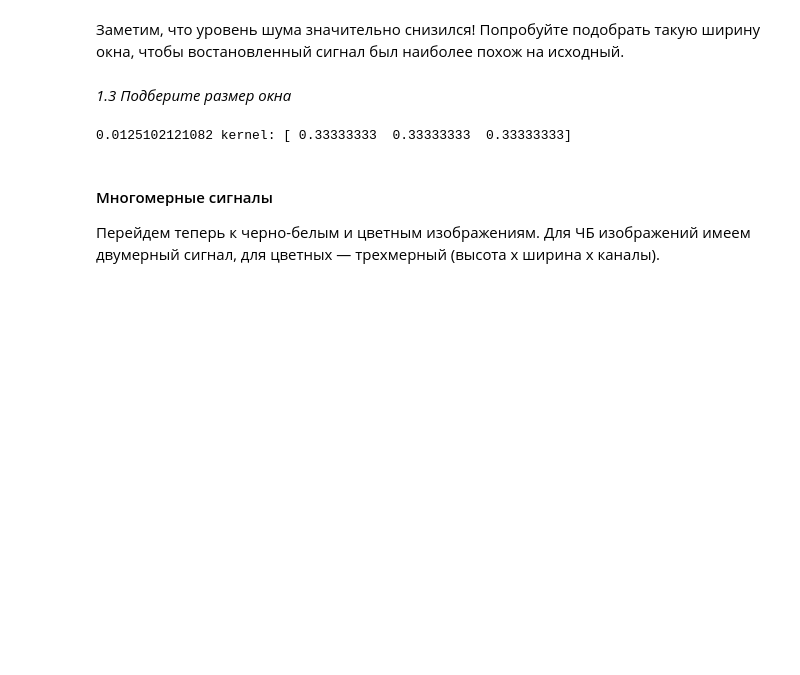
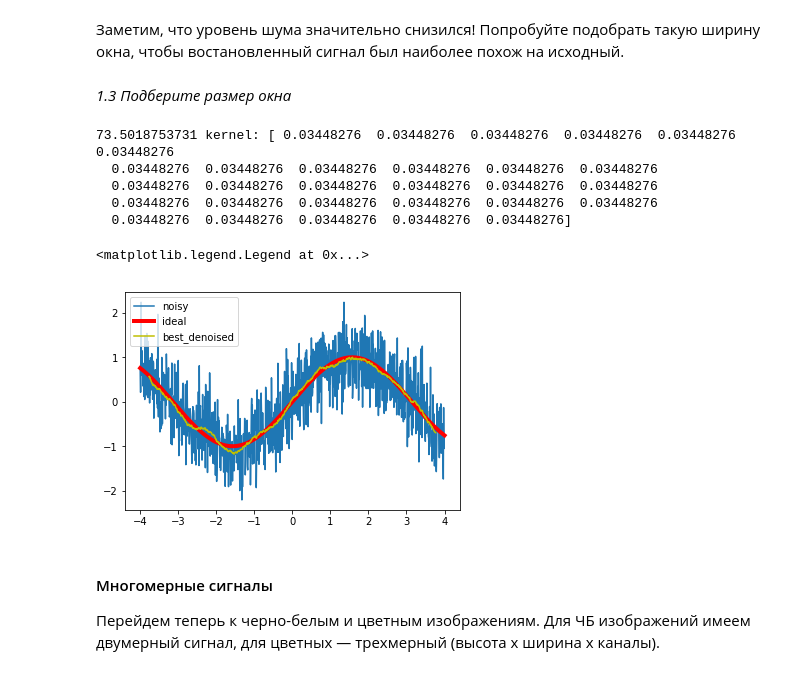
Before and after one commit to igeti/neuralnetwork, a Jupyter notebook: семинар 4/Seminar 4/Practice task 4, CNN.ipynb, the cells around one changed output. Drawn from its saved outputs; the diff is of its cells as text; code cells hidden in the pictures; blank space fills up the shorter version.

```diff
--- a/семинар 4/Seminar 4/Practice task 4, CNN.ipynb
+++ b/семинар 4/Seminar 4/Practice task 4, CNN.ipynb
@@ -88,14 +93,28 @@ kernel_best = 0
 for i in range(3,30,2):
     kernel = np.array([1./i]*i)
     len_kernel = len(kernel)/2
-    denoised_signal = convolve(signal, kernel, mode='valid')
+    denoised_signal = convolve(noisy_signal, kernel, mode='valid')
     if loss > sum(np.abs(denoised_signal-signal[len_kernel:-len_kernel])):
         loss = sum(np.abs(denoised_signal-signal[len_kernel:-len_kernel]))
         kernel_best = kernel
 
 print loss, 'kernel:', kernel_best
 # %% [output]
-0.0125102121082 kernel: [ 0.33333333  0.33333333  0.33333333]
+73.5018753731 kernel: [ 0.03448276  0.03448276  0.03448276  0.03448276  0.03448276  0.03448276
+  0.03448276  0.03448276  0.03448276  0.03448276  0.03448276  0.03448276
+  0.03448276  0.03448276  0.03448276  0.03448276  0.03448276  0.03448276
+  0.03448276  0.03448276  0.03448276  0.03448276  0.03448276  0.03448276
+  0.03448276  0.03448276  0.03448276  0.03448276  0.03448276]
+# %%
+len_kernel = len(kernel_best)/2
+denoised_signal = convolve(noisy_signal, kernel_best, mode='valid')
+plt.plot(x, noisy_signal, label='noisy')
+plt.plot(x, signal, 'r', label='ideal', linewidth=4)
+plt.plot(x[len_kernel:-len_kernel], denoised_signal, 'y', label='best_denoised')
+plt.legend(loc=0)
+# %% [output]
+<matplotlib.legend.Legend at 0x...>
+[figure, added]
 # %% [markdown]
 #### Многомерные сигналы
 Перейдем теперь к черно-белым и цветным изображениям. Для ЧБ изображений имеем двумерный сигнал, для цветных — трехмерный (высота x ширина x каналы).
```
Also changed, not shown: parts of 73 cells of this notebook, 4 other files.
